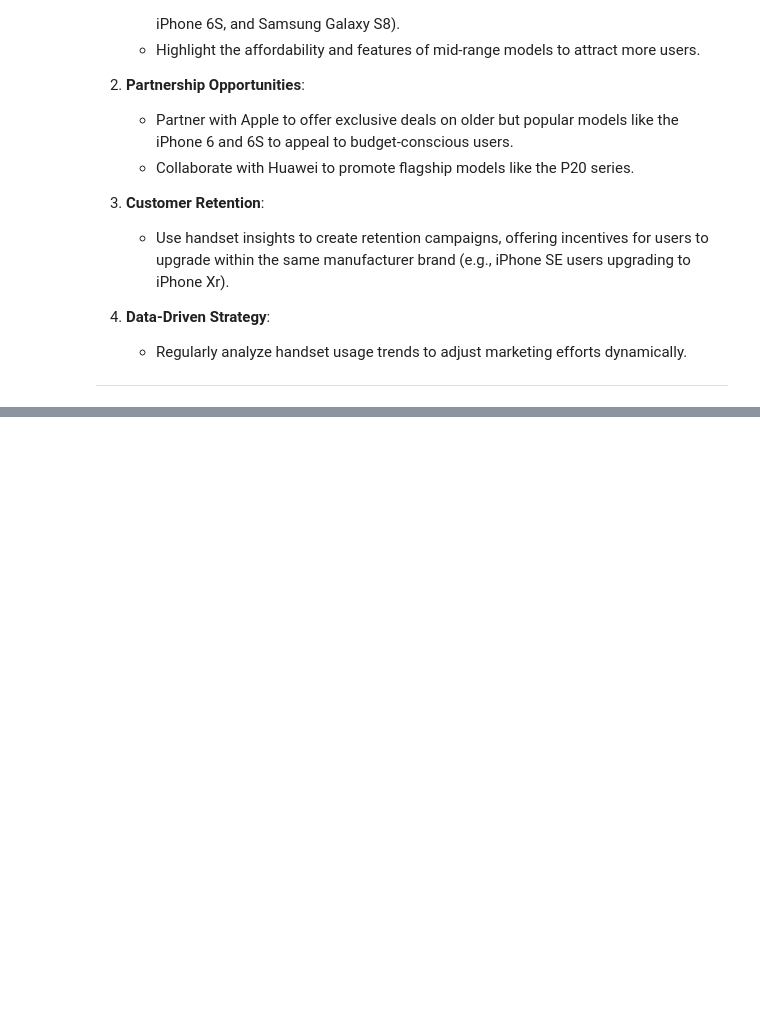
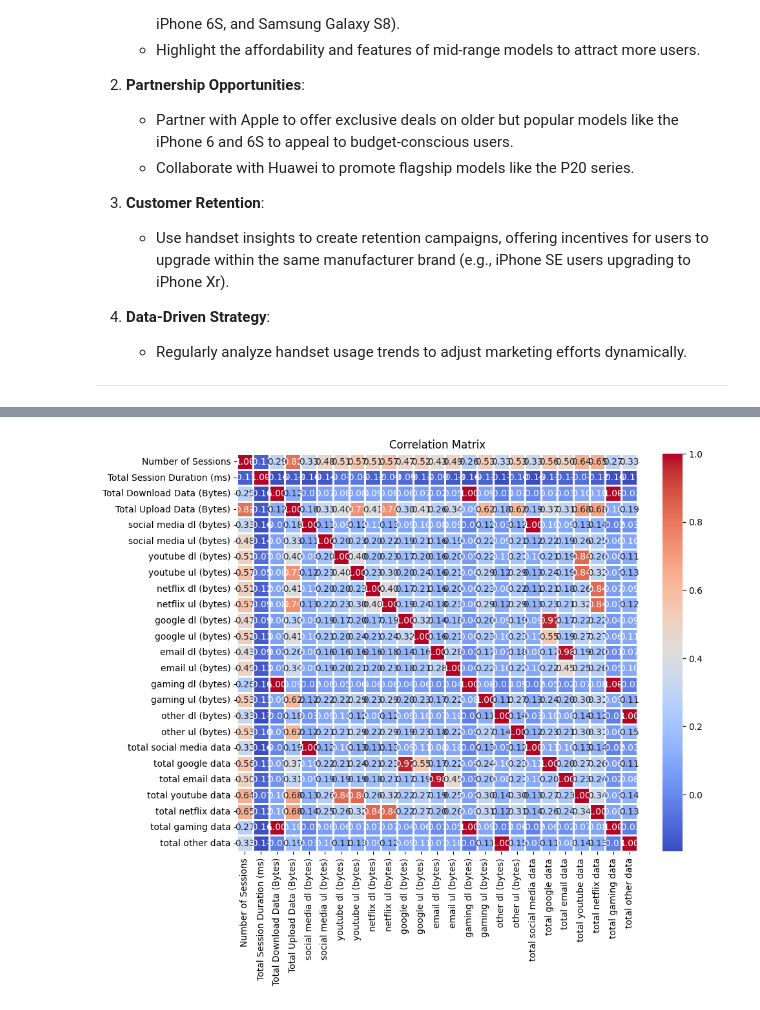
Before and after one commit to tesfaymebre/TellCo-Customer-Segmentation-and-Profitability, a Jupyter notebook: notebooks/tellco_customer.ipynb, the cells around one changed output, grey strips where cells are left out. Cells and saved outputs as stored; diff of their text form; code cells hidden in the pictures; blank space fills up the shorter version.

```diff
--- a/notebooks/tellco_customer.ipynb
+++ b/notebooks/tellco_customer.ipynb
@@ -267,0 +491,12 @@ Name: Handset Type, dtype: int64
+# %%
+# Examine relationships between multiple variables.
+
+from visualizer import plot_correlation_matrix
+
+# Subset data for correlation
+correlation_matrix = user_behavior_overview.corr()
+
+# Plot correlation matrix
+plot_correlation_matrix(correlation_matrix)
+# %% [output]
+[figure, added]
```
Also changed, not shown: parts of 16 cells of this notebook, 5 other files.
